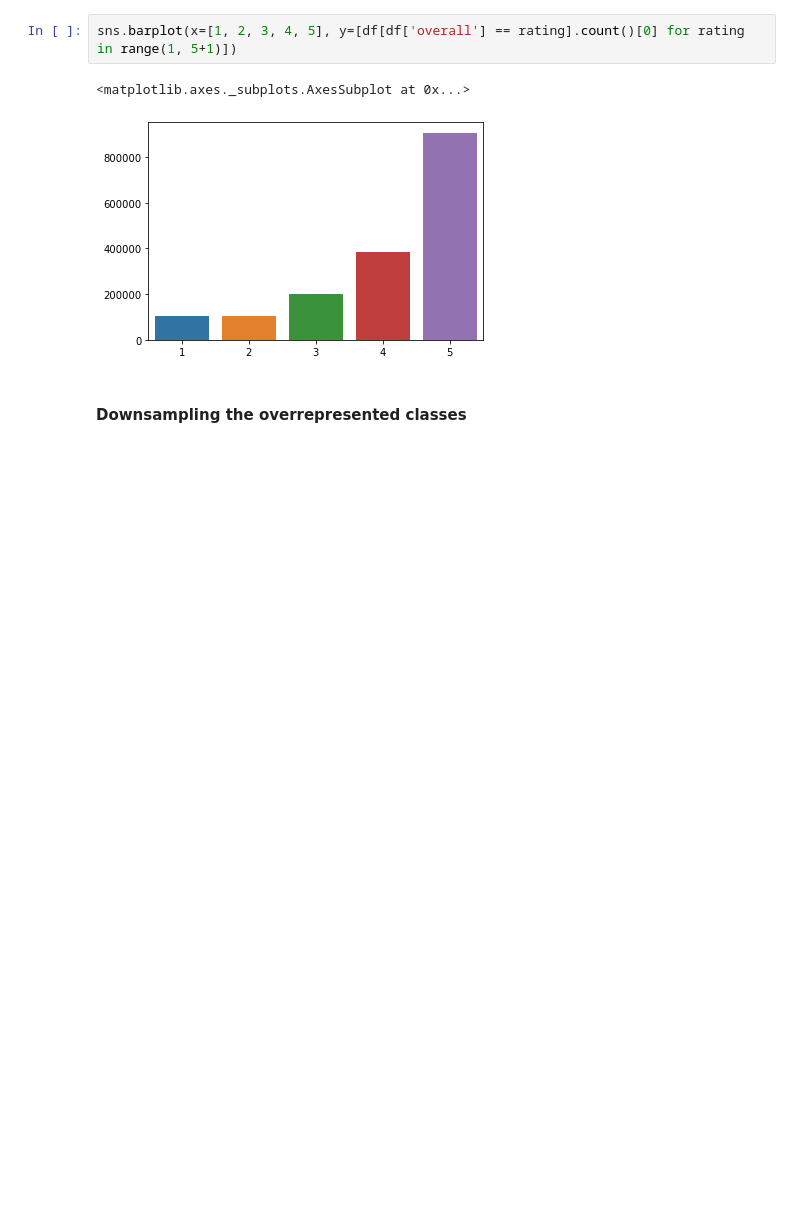
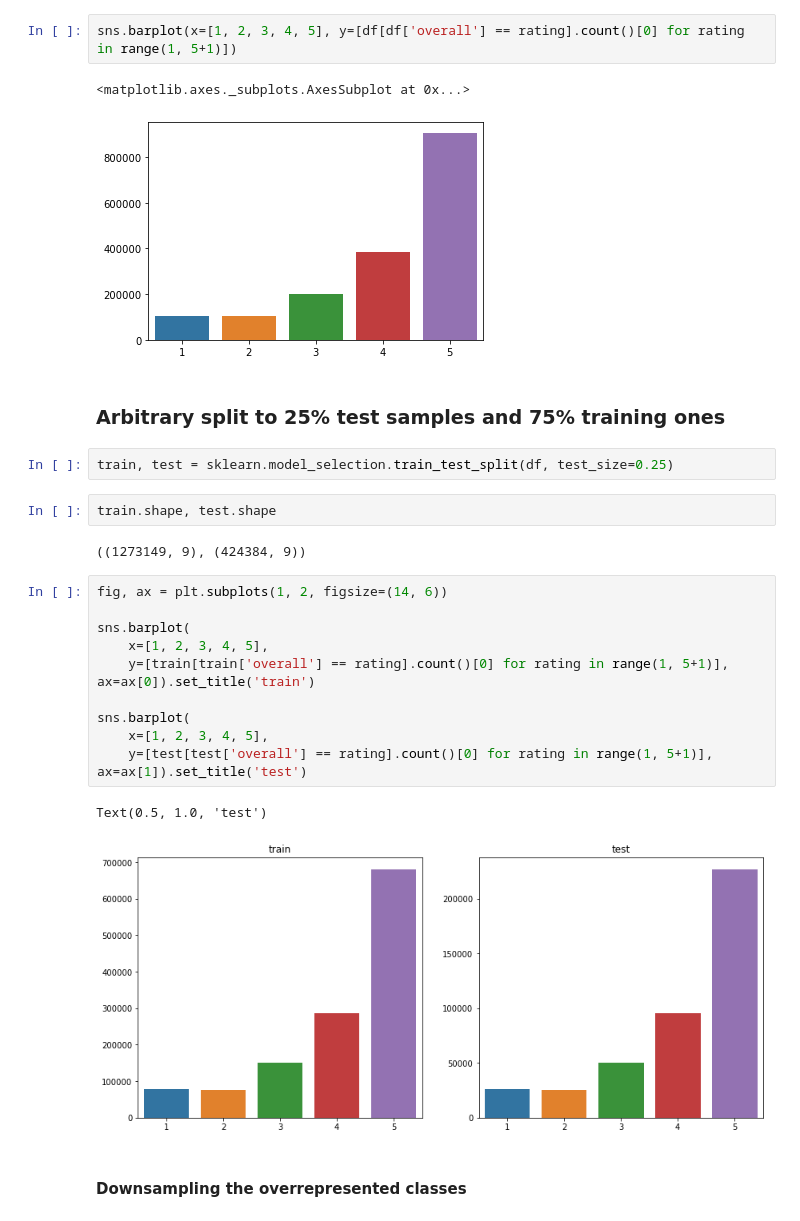
Before and after one commit to Asgavar/amazon-reviews, a Jupyter notebook: amazon-reviews.ipynb, the cells around one changed output. Saved outputs shown, nothing was run; the diff lists cells and outputs as text; blank space fills up the shorter version.

```diff
--- a/amazon-reviews.ipynb
+++ b/amazon-reviews.ipynb
@@ -42,6 +46,27 @@ sns.barplot(x=[1, 2, 3, 4, 5], y=[df[df['overall'] == rating].count()[0] for rat
 # %% [output]
 <matplotlib.axes._subplots.AxesSubplot at 0x...>
 [figure]
+# %% [markdown]
+### Arbitrary split to 25% test samples and 75% training ones
+# %%
+train, test = sklearn.model_selection.train_test_split(df, test_size=0.25)
+# %%
+train.shape, test.shape
+# %% [output]
+((1273149, 9), (424384, 9))
+# %%
+fig, ax = plt.subplots(1, 2, figsize=(14, 6))
+
+sns.barplot(
+    x=[1, 2, 3, 4, 5],
+    y=[train[train['overall'] == rating].count()[0] for rating in range(1, 5+1)], ax=ax[0]).set_title('train')
+
+sns.barplot(
+    x=[1, 2, 3, 4, 5],
+    y=[test[test['overall'] == rating].count()[0] for rating in range(1, 5+1)], ax=ax[1]).set_title('test')
+# %% [output]
+Text(0.5, 1.0, 'test')
+[figure, added]
 # %% [markdown]
 #### Downsampling the overrepresented classes
 # %%
```
Also changed, not shown: parts of 4 cells of this notebook.
